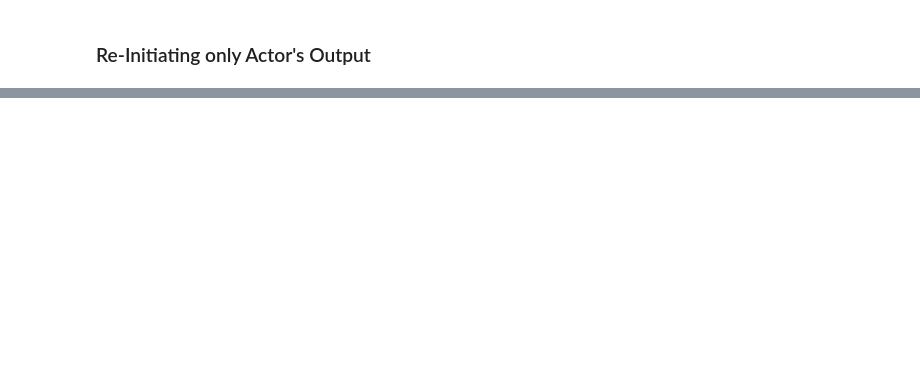
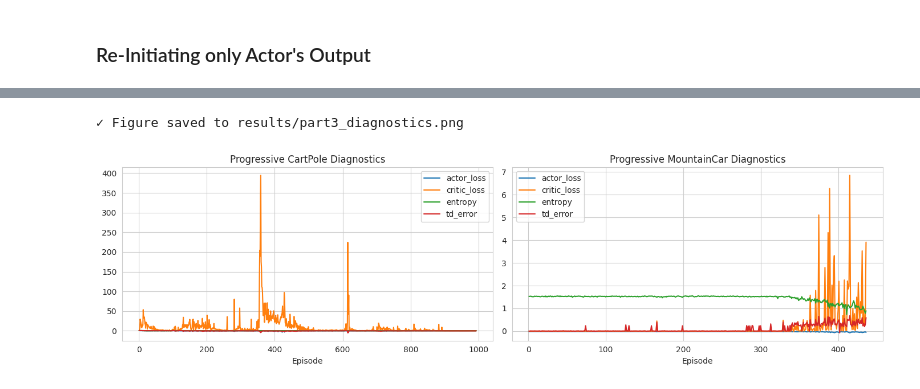
Before and after one commit to shaharoded/TransferLearning, a Jupyter notebook: mainColab.ipynb, the cells around one changed output, grey strips where cells are left out. Cells and saved outputs as stored; diff of their text form; code cells hidden in the pictures; blank space fills up the shorter version.

```diff
--- a/mainColab.ipynb
+++ b/mainColab.ipynb
@@ -521,0 +847,16 @@ plot_training_curves_grid(
+# %%
+# Diagnostics for progressive training runs
+plot_diagnostics_grid(
+    progressive_histories,
+    order=["progressive_cartpole", "progressive_mountaincar"],
+    titles={
+        "progressive_cartpole": "Progressive CartPole Diagnostics",
+        "progressive_mountaincar": "Progressive MountainCar Diagnostics",
+    },
+    grid_shape=(1, 2),
+    figsize=(14, 4),
+    save_path="results/part3_diagnostics.png",
+)
+# %% [output]
+✓ Figure saved to results/part3_diagnostics.png
+[figure, added]
```
Also changed, not shown: parts of 20 cells of this notebook, 6 other files.
